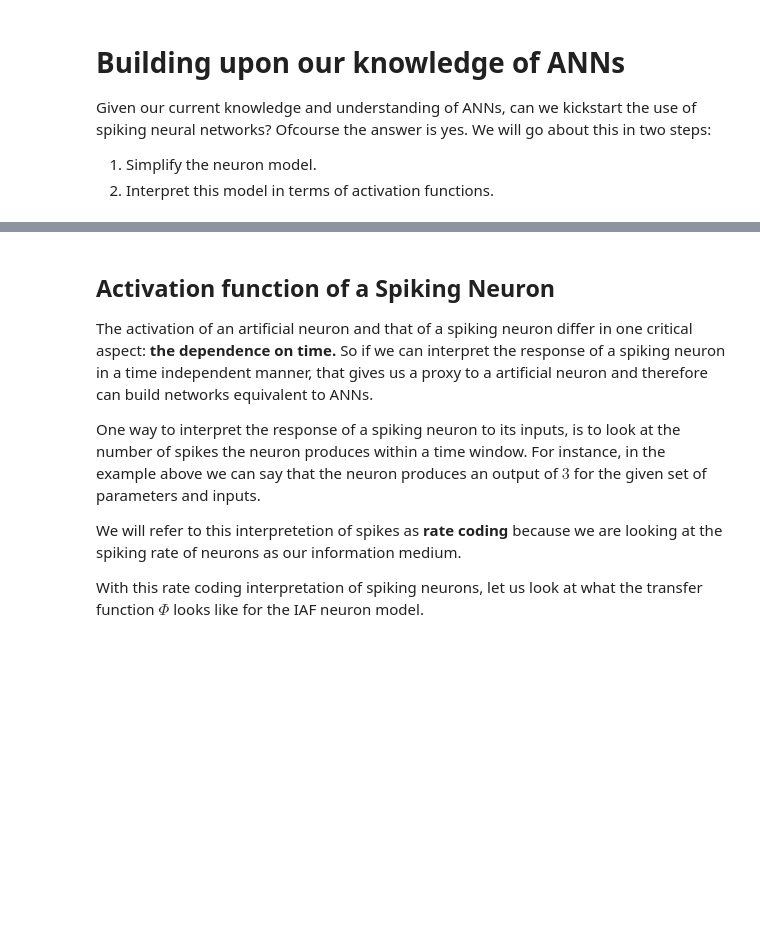
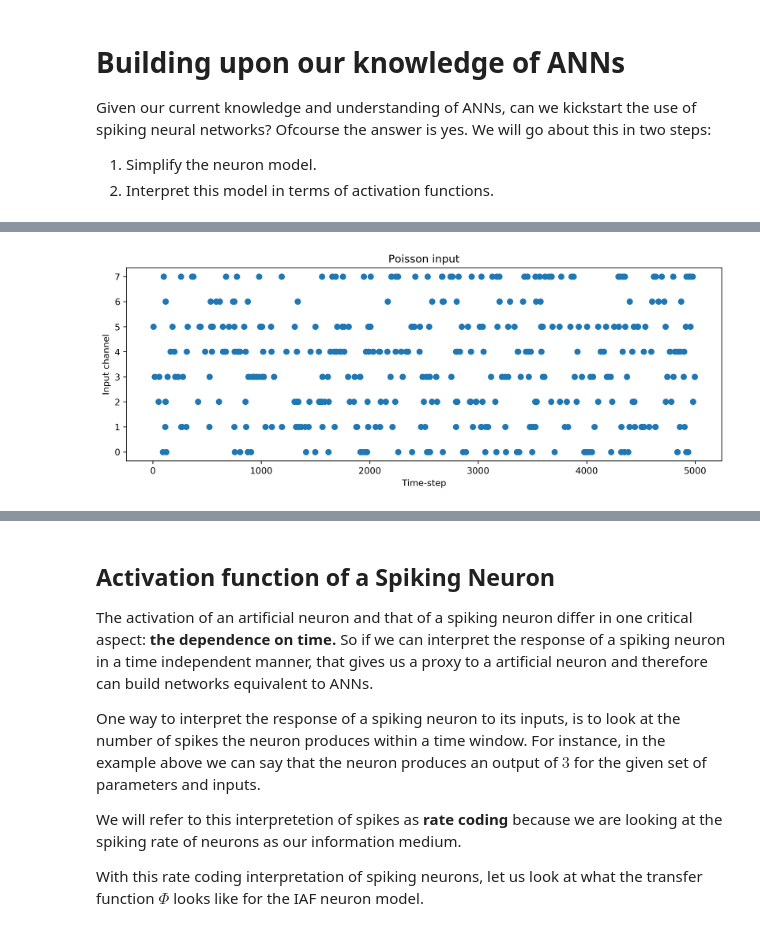
Before and after one commit to synsense/snn-workshop-amld-2022, a Jupyter notebook: 1. Introduction to SNNs/1_IntroToSNNs.ipynb, the cells around one changed output, grey strips where cells are left out. Cells and saved outputs as stored; diff of their text form; code cells hidden in the pictures; blank space fills up the shorter version.

```diff
--- a/1. Introduction to SNNs/1_IntroToSNNs.ipynb
+++ b/1. Introduction to SNNs/1_IntroToSNNs.ipynb
@@ -78,0 +251,25 @@ Given our current knowledge and understanding of ANNs, can we kickstart the use
+# %%
+# - Define layer size and parameters
+Nin = 8
+Nout = 2
+
+W = torch.rand((Nin, Nout)) / np.sqrt(Nin)
+b = 0.001 * torch.ones((Nout,))
+theta = 1.
+
+# - Define some random input
+Nbatches = 1
+Nsamples = 5000
+spike_rate = 0.01
+dt = 1e-3
+
+input_spikes = (torch.rand((Nbatches, Nsamples, Nin)) < spike_rate).float()
+# %%
+# plt.imshow(input_spikes[0].T, aspect = 'auto', origin = 'lower');
+channel, time = np.where(input_spikes[0])
+plt.scatter(channel, time)
+plt.xlabel('Time-step')
+plt.ylabel('Input channel')
+plt.title('Poisson input');
+# %% [output]
+[figure, added]
```
Also changed, not shown: parts of 30 cells of this notebook.
